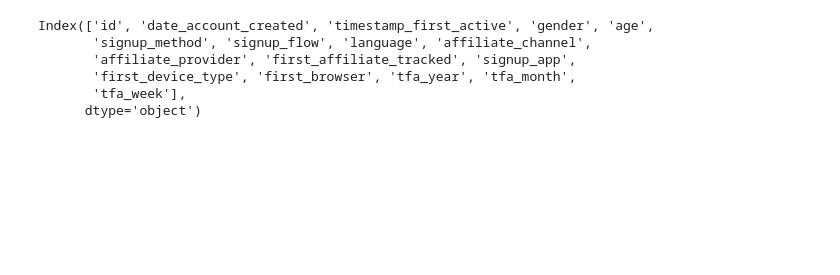
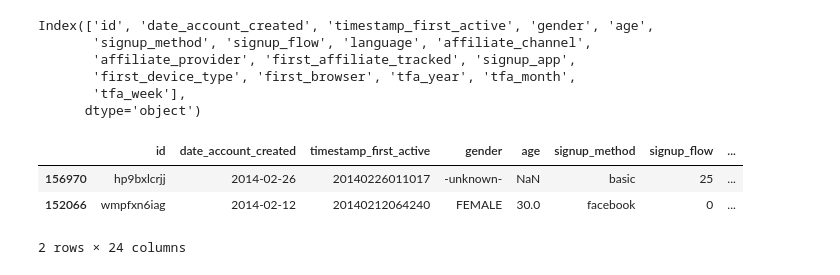
Before and after one commit to Payne098/airbnb, a Jupyter notebook: airbnb_FeatureEngineering.ipynb, the cells around one changed output. Cells and saved outputs as stored; diff of their text form; code cells hidden in the pictures; blank space fills up the shorter version.

```diff
--- a/airbnb_FeatureEngineering.ipynb
+++ b/airbnb_FeatureEngineering.ipynb
@@ -360,0 +337,12 @@ Index(['id', 'date_account_created', 'timestamp_first_active', 'gender', 'age',
+# %%
+#create weekday by one hot coding
+df['tfa_wd'] = np.array([x.isoweekday() for x in tfa])
+df_tfa_wd = pd.get_dummies(df.tfa_wd, prefix = 'tfa_wd')
+df = pd.concat((df, df_tfa_wd), axis = 1)
+df.drop(['tfa_wd'], axis = 1, inplace=True)
+df.sample(2)
+# %% [output]
+|  | id | date_account_created | timestamp_first_active | gender | age | signup_method | signup_flow | ... |
+| 156970 | hp9bxlcrjj | 2014-02-26 | 20140226011017 | -unknown- | NaN | basic | 25 | ... |
+| 152066 | wmpfxn6iag | 2014-02-12 | 20140212064240 | FEMALE | 30.0 | facebook | 0 | ... |
+2 rows × 24 columns
```
Also changed, not shown: parts of 52 cells of this notebook.
